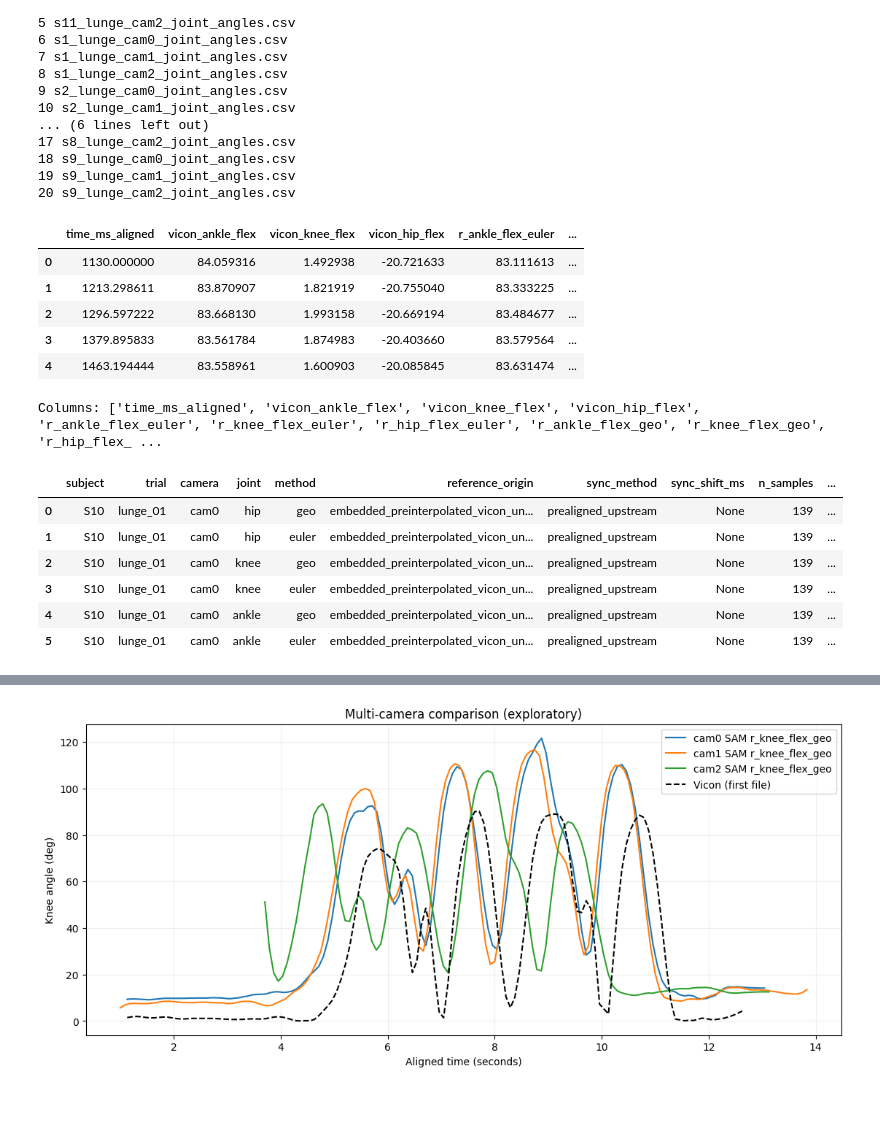
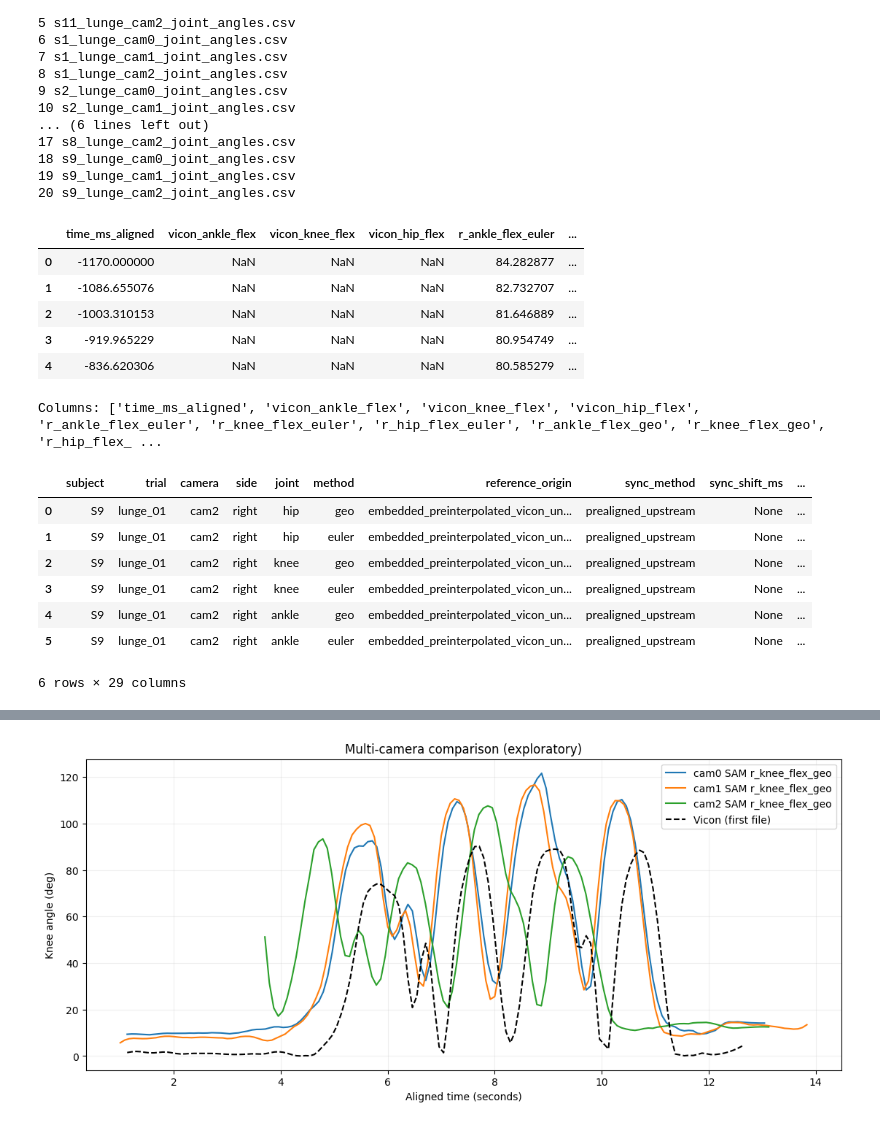
Before and after one commit to tdjohnson1987/markerless_sam, a Jupyter notebook: notebooks/04_validation.ipynb, the cells around one changed output, grey strips where cells are left out. Drawn from its saved outputs; the diff is of its cells as text; code cells hidden in the pictures.

Commit message:
sync and bilat

```diff
--- a/notebooks/04_validation.ipynb
+++ b/notebooks/04_validation.ipynb
@@ -107,24 +54,25 @@ Found 21 joint-angle CSV files
 19 s9_lunge_cam1_joint_angles.csv
 20 s9_lunge_cam2_joint_angles.csv
 # %%
-SELECTED = 0
+SELECTED = 20
 if files:
     csv_path = files[SELECTED]
     df = pd.read_csv(csv_path)
     display(df.head())
     print("Columns:", list(df.columns))
 else:
     df = None
     print("Export/download pre-aligned joint angle CSV files into lunge_sam_out/")
 # %% [output]
 |  | time_ms_aligned | vicon_ankle_flex | vicon_knee_flex | vicon_hip_flex | r_ankle_flex_euler | ... |
-| 0 | 1130.000000 | 84.059316 | 1.492938 | -20.721633 | 83.111613 | ... |
-| 1 | 1213.298611 | 83.870907 | 1.821919 | -20.755040 | 83.333225 | ... |
-| 2 | 1296.597222 | 83.668130 | 1.993158 | -20.669194 | 83.484677 | ... |
-| 3 | 1379.895833 | 83.561784 | 1.874983 | -20.403660 | 83.579564 | ... |
-| 4 | 1463.194444 | 83.558961 | 1.600903 | -20.085845 | 83.631474 | ... |
+| 0 | -1170.000000 | NaN | NaN | NaN | 84.282877 | ... |
+| 1 | -1086.655076 | NaN | NaN | NaN | 82.732707 | ... |
+| 2 | -1003.310153 | NaN | NaN | NaN | 81.646889 | ... |
+| 3 | -919.965229 | NaN | NaN | NaN | 80.954749 | ... |
+| 4 | -836.620306 | NaN | NaN | NaN | 80.585279 | ... |
 Columns: ['time_ms_aligned', 'vicon_ankle_flex', 'vicon_knee_flex', 'vicon_hip_flex', 'r_ankle_flex_euler', 'r_knee_flex_euler', 'r_hip_flex_euler', 'r_ankle_flex_geo', 'r_knee_flex_geo', 'r_hip_flex_ ...
 # %%
+# Validation
 if df is not None:
     import re
     match = re.match(r"(s[0-9]+)_lunge_(cam[0-9]+)_joint_angles[.]csv", csv_path.name, re.I)
@@ -135,13 +83,14 @@ if df is not None:
     metrics = compare_angles(csv_path, out_dir, subject=subject, trial="lunge_01", camera=camera, allow_legacy_embedded_reference=True, plot=False)
     display(metrics)
 # %% [output]
-|  | subject | trial | camera | joint | method | reference_origin | sync_method | sync_shift_ms | n_samples | ... |
-| 0 | S10 | lunge_01 | cam0 | hip | geo | embedded_preinterpolated_vicon_un... | prealigned_upstream | None | 139 | ... |
-| 1 | S10 | lunge_01 | cam0 | hip | euler | embedded_preinterpolated_vicon_un... | prealigned_upstream | None | 139 | ... |
-| 2 | S10 | lunge_01 | cam0 | knee | geo | embedded_preinterpolated_vicon_un... | prealigned_upstream | None | 139 | ... |
-| 3 | S10 | lunge_01 | cam0 | knee | euler | embedded_preinterpolated_vicon_un... | prealigned_upstream | None | 139 | ... |
-| 4 | S10 | lunge_01 | cam0 | ankle | geo | embedded_preinterpolated_vicon_un... | prealigned_upstream | None | 139 | ... |
-| 5 | S10 | lunge_01 | cam0 | ankle | euler | embedded_preinterpolated_vicon_un... | prealigned_upstream | None | 139 | ... |
+|  | subject | trial | camera | side | joint | method | reference_origin | sync_method | sync_shift_ms | ... |
+| 0 | S9 | lunge_01 | cam2 | right | hip | geo | embedded_preinterpolated_vicon_un... | prealigned_upstream | None | ... |
+| 1 | S9 | lunge_01 | cam2 | right | hip | euler | embedded_preinterpolated_vicon_un... | prealigned_upstream | None | ... |
+| 2 | S9 | lunge_01 | cam2 | right | knee | geo | embedded_preinterpolated_vicon_un... | prealigned_upstream | None | ... |
+| 3 | S9 | lunge_01 | cam2 | right | knee | euler | embedded_preinterpolated_vicon_un... | prealigned_upstream | None | ... |
+| 4 | S9 | lunge_01 | cam2 | right | ankle | geo | embedded_preinterpolated_vicon_un... | prealigned_upstream | None | ... |
+| 5 | S9 | lunge_01 | cam2 | right | ankle | euler | embedded_preinterpolated_vicon_un... | prealigned_upstream | None | ... |
+6 rows × 29 columns
 # %%
 if df is not None:
     display(plot_joint_overlays(df, title=f"{subject} {camera}: SAM vs Vicon"))
```
Also changed, not shown: parts of 8 cells of this notebook, 7 other files.
